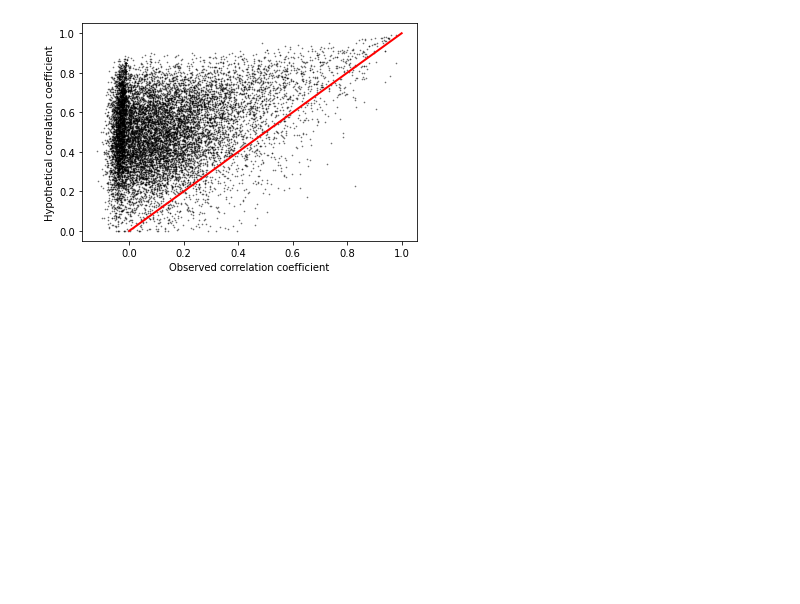
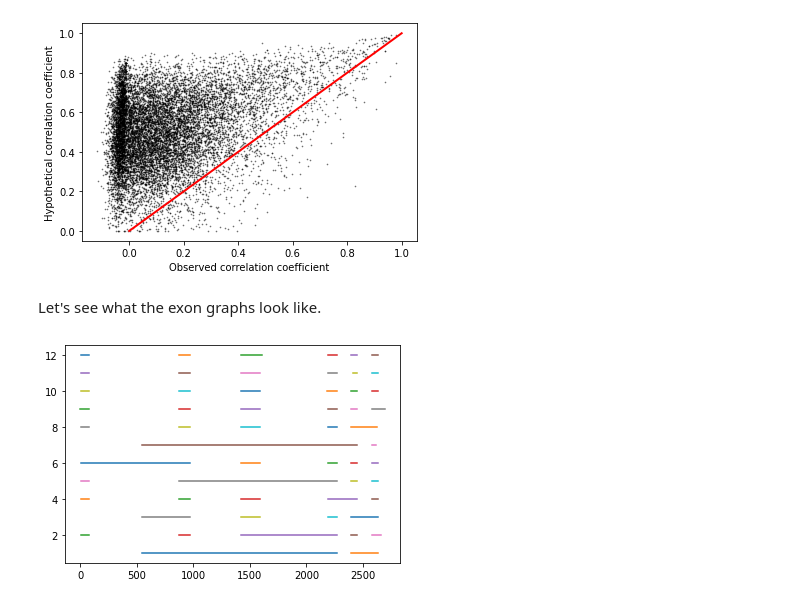
Before and after one commit to pachterlab/GP_2021_2, a Jupyter notebook: gg210609_fltseq.ipynb, the cells around one changed output. Saved outputs shown, nothing was run; the diff lists cells and outputs as text; code cells hidden in the pictures; blank space fills up the shorter version.

```diff
--- a/gg210609_fltseq.ipynb
+++ b/gg210609_fltseq.ipynb
@@ -497,3 +467,13 @@ plt.ylabel("Hypothetical correlation coefficient")
 plt.savefig('corrcoef.png',dpi=600)
 # %% [output]
 [figure]
+# %% [markdown]
+Let's see what the exon graphs look like.
+# %%
+df_gene = df_a[df_a['gene_name']=='Rps13']
+data_X = np.asarray([df_gene.iloc[i,3:] for i in roots],dtype=float)
+# %%
+
+exons = compile_exons(df_gene,db,plot=True)
+# %% [output]
+[figure, added]
```
Also changed, not shown: parts of 14 cells of this notebook.
